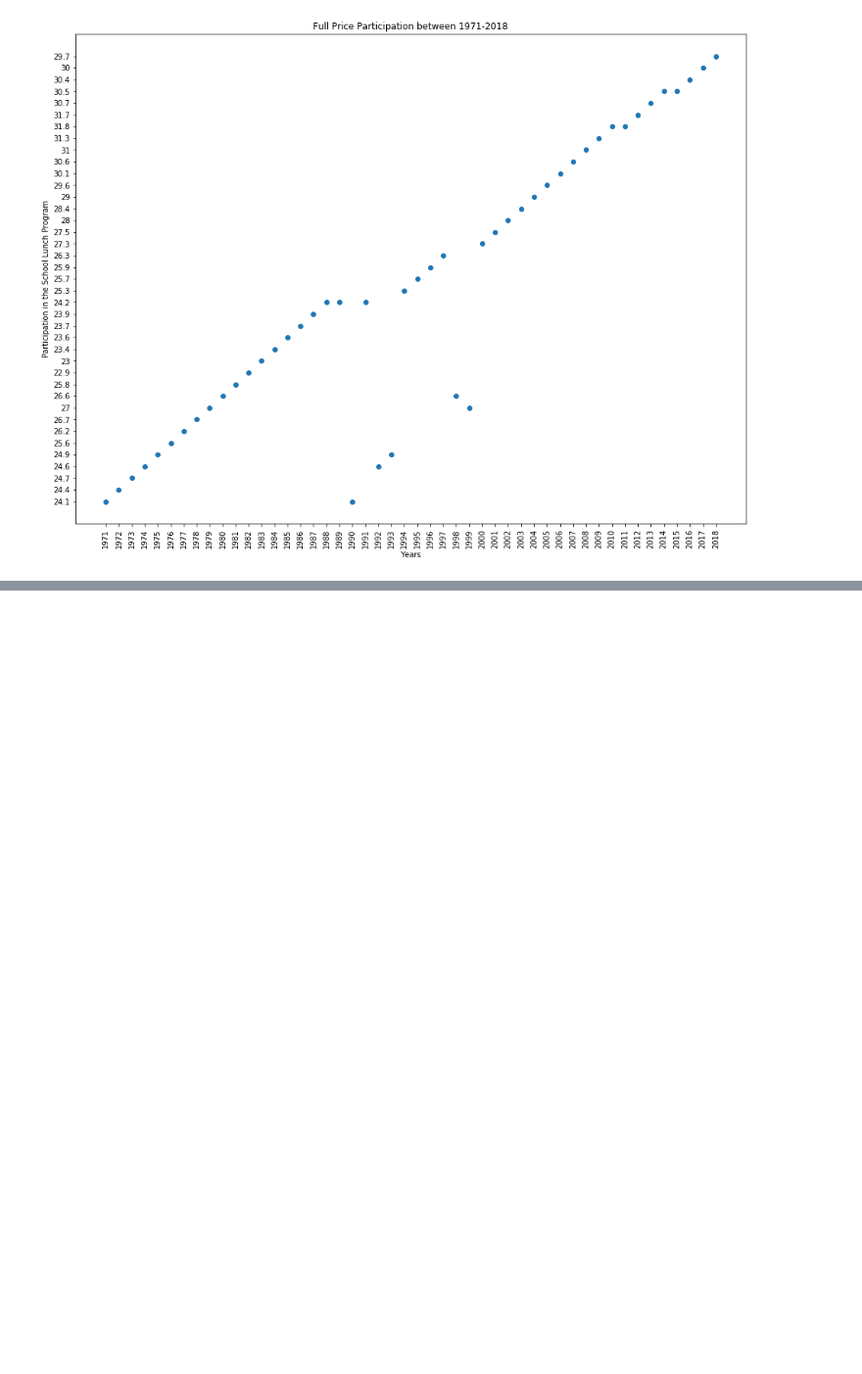
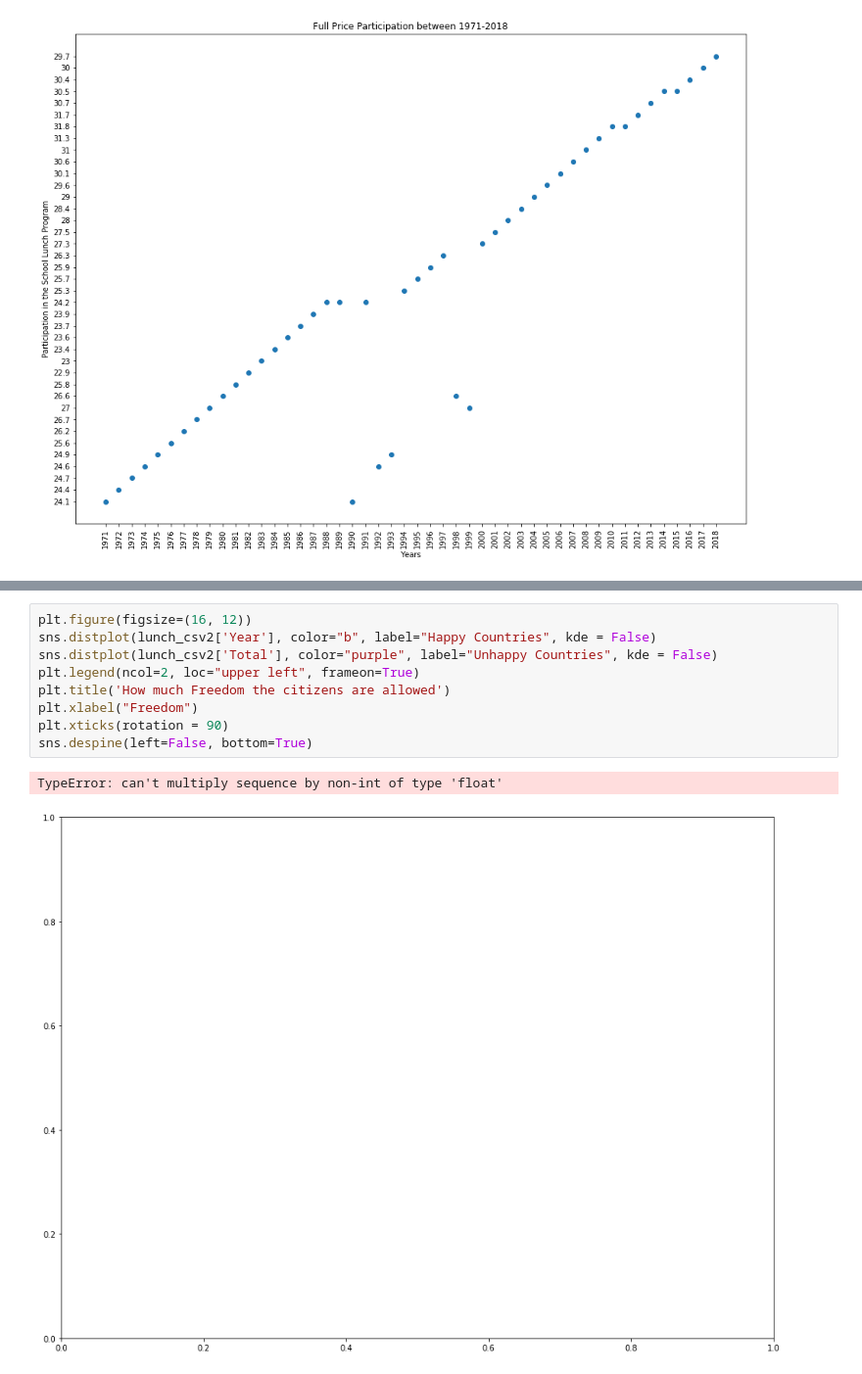
Before and after one commit to Kingbigtiger/class-studies, a Jupyter notebook: Unit 1 Bootcamp Capstone Lunch Participation .ipynb, the cells around one changed output, grey strips where cells are left out. Shown at 98% size. Saved outputs shown, nothing was run; the diff lists cells and outputs as text; blank space fills up the shorter version.

```diff
--- a/Unit 1 Bootcamp Capstone Lunch Participation .ipynb
+++ b/Unit 1 Bootcamp Capstone Lunch Participation .ipynb
@@ -100,3 +101,15 @@ sns.despine(left=False, bottom=True)
 plt.show()
 # %% [output]
 [figure]
+# %%
+plt.figure(figsize=(16, 12))
+sns.distplot(lunch_csv2['Year'], color="b", label="Happy Countries", kde = False)
+sns.distplot(lunch_csv2['Total'], color="purple", label="Unhappy Countries", kde = False)
+plt.legend(ncol=2, loc="upper left", frameon=True)
+plt.title('How much Freedom the citizens are allowed')
+plt.xlabel("Freedom")
+plt.xticks(rotation = 90)
+sns.despine(left=False, bottom=True)
+# %% [output]
+TypeError: can't multiply sequence by non-int of type 'float'
+[figure, added]
```
Also changed, not shown: parts of 1 cell of this notebook.
